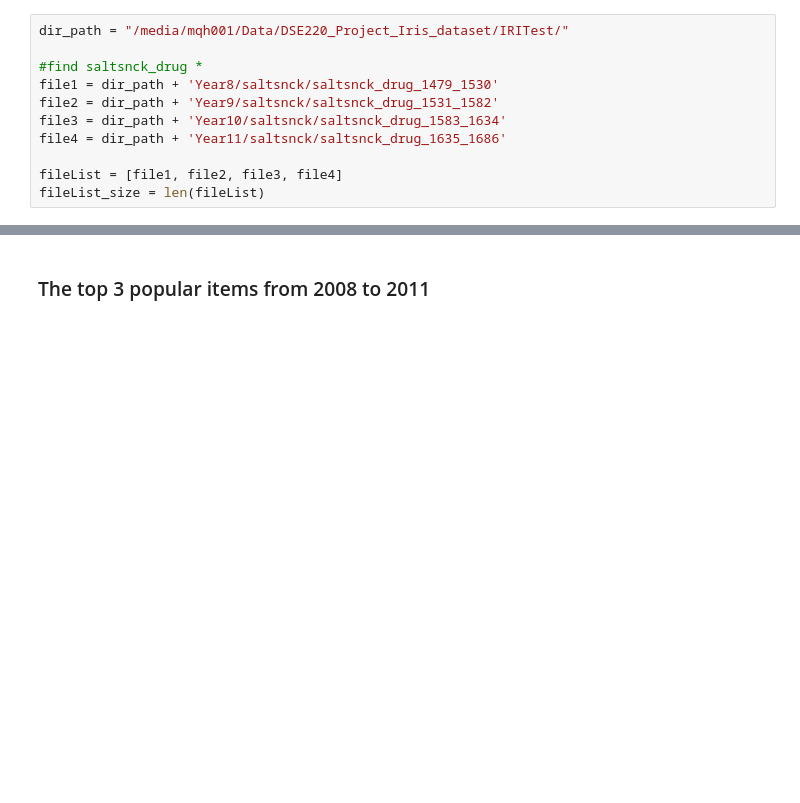
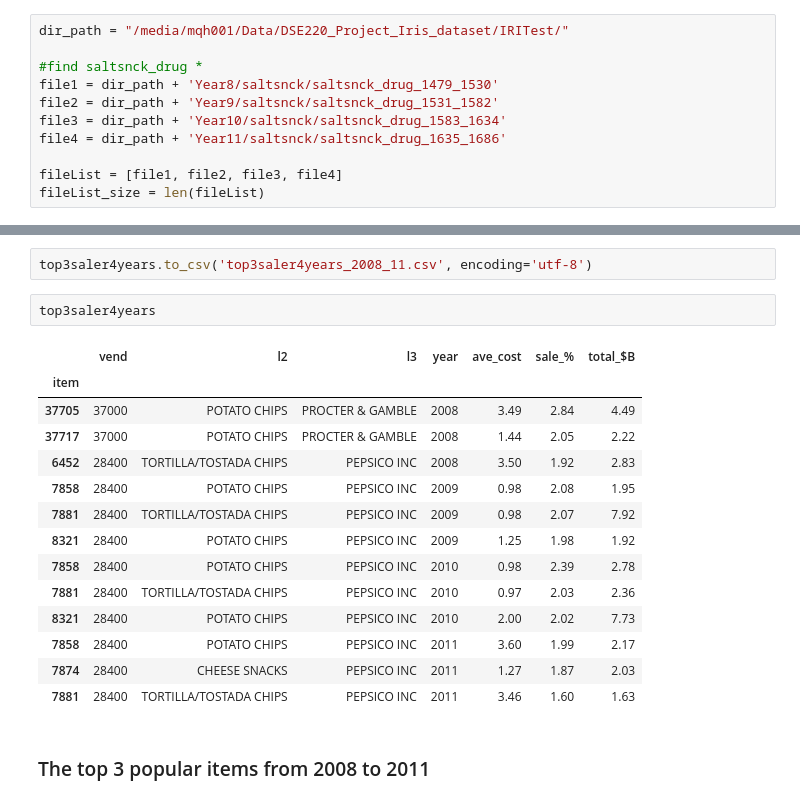
Before and after one commit to DSE220-Final-Project/final, a Jupyter notebook: IRI_HW1_2008_11_with_KNN.ipynb, the cells around one changed output, grey strips where cells are left out. Cells and saved outputs as stored; diff of their text form; blank space fills up the shorter version.

```diff
--- a/IRI_HW1_2008_11_with_KNN.ipynb
+++ b/IRI_HW1_2008_11_with_KNN.ipynb
@@ -108,3 +122,22 @@ top3saler4years.shape = (12, 5)
+# %%
+top3saler4years.to_csv('top3saler4years_2008_11.csv', encoding='utf-8')
+# %%
+top3saler4years
+# %% [output]
+|  | vend | l2 | l3 | year | ave_cost | sale_% | total_$B |
+| item |  |  |  |  |  |  |  |
+| 37705 | 37000 | POTATO CHIPS | PROCTER & GAMBLE | 2008 | 3.49 | 2.84 | 4.49 |
+| 37717 | 37000 | POTATO CHIPS | PROCTER & GAMBLE | 2008 | 1.44 | 2.05 | 2.22 |
+| 6452 | 28400 | TORTILLA/TOSTADA CHIPS | PEPSICO INC | 2008 | 3.50 | 1.92 | 2.83 |
+| 7858 | 28400 | POTATO CHIPS | PEPSICO INC | 2009 | 0.98 | 2.08 | 1.95 |
+| 7881 | 28400 | TORTILLA/TOSTADA CHIPS | PEPSICO INC | 2009 | 0.98 | 2.07 | 7.92 |
+| 8321 | 28400 | POTATO CHIPS | PEPSICO INC | 2009 | 1.25 | 1.98 | 1.92 |
+| 7858 | 28400 | POTATO CHIPS | PEPSICO INC | 2010 | 0.98 | 2.39 | 2.78 |
+| 7881 | 28400 | TORTILLA/TOSTADA CHIPS | PEPSICO INC | 2010 | 0.97 | 2.03 | 2.36 |
+| 8321 | 28400 | POTATO CHIPS | PEPSICO INC | 2010 | 2.00 | 2.02 | 7.73 |
+| 7858 | 28400 | POTATO CHIPS | PEPSICO INC | 2011 | 3.60 | 1.99 | 2.17 |
+| 7874 | 28400 | CHEESE SNACKS | PEPSICO INC | 2011 | 1.27 | 1.87 | 2.03 |
+| 7881 | 28400 | TORTILLA/TOSTADA CHIPS | PEPSICO INC | 2011 | 3.46 | 1.60 | 1.63 |
 # %% [markdown]
 ### The top 3 popular items from 2008 to 2011
 # %%
```
Also changed, not shown: parts of 7 cells of this notebook.
